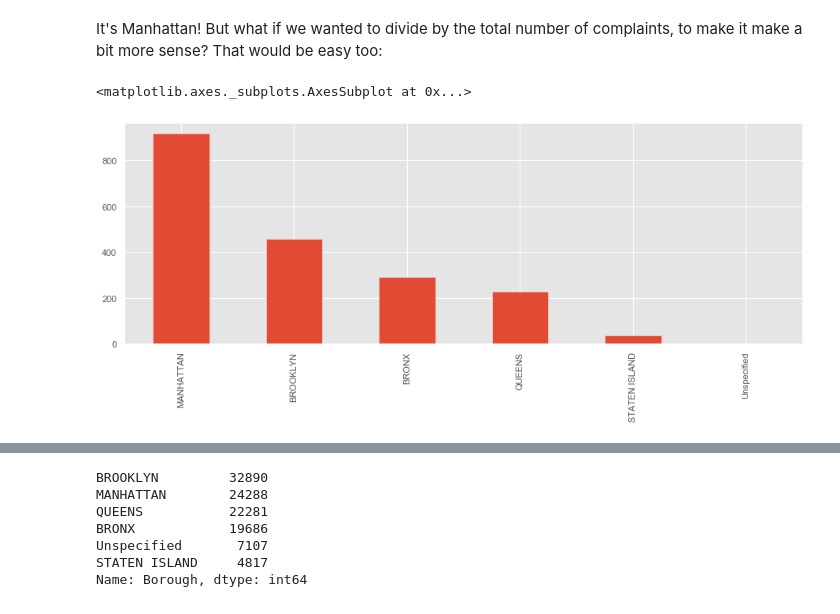
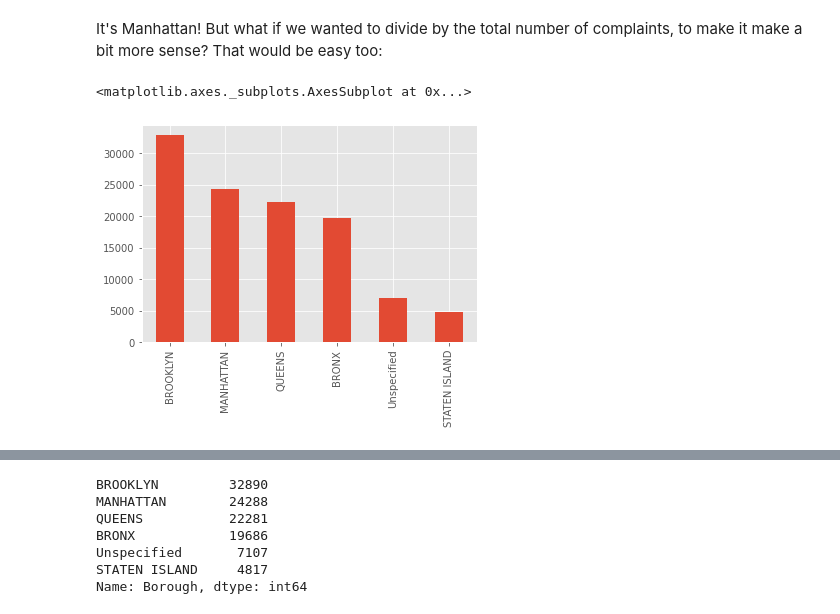
Before and after one commit to ReefAmarin/pandas-cookbook, a Jupyter notebook: Which_borough_has_the_most_noise_complaints_ReefAmarin.ipynb, the cells around one changed output, grey strips where cells are left out. Drawn from its saved outputs; the diff is of its cells as text; code cells hidden in the pictures.

```diff
--- a/Which_borough_has_the_most_noise_complaints_ReefAmarin.ipynb
+++ b/Which_borough_has_the_most_noise_complaints_ReefAmarin.ipynb
@@ -561,10 +511,10 @@ Name: Borough, dtype: int64
 # %% [markdown]
 It's Manhattan! But what if we wanted to divide by the total number of complaints, to make it make a bit more sense? That would be easy too:
 # %%
-noise_complaint_counts.plot(kind='bar')
+complaints['Borough'].value_counts().plot(kind='bar')
 # %% [output]
 <matplotlib.axes._subplots.AxesSubplot at 0x...>
-[figure, old version]
+[figure, new version]
 # %%
 noise_complaint_counts = noise_complaints['Borough'].value_counts()
 noise_complaint_counts
```
Also changed, not shown: parts of 53 cells of this notebook.
